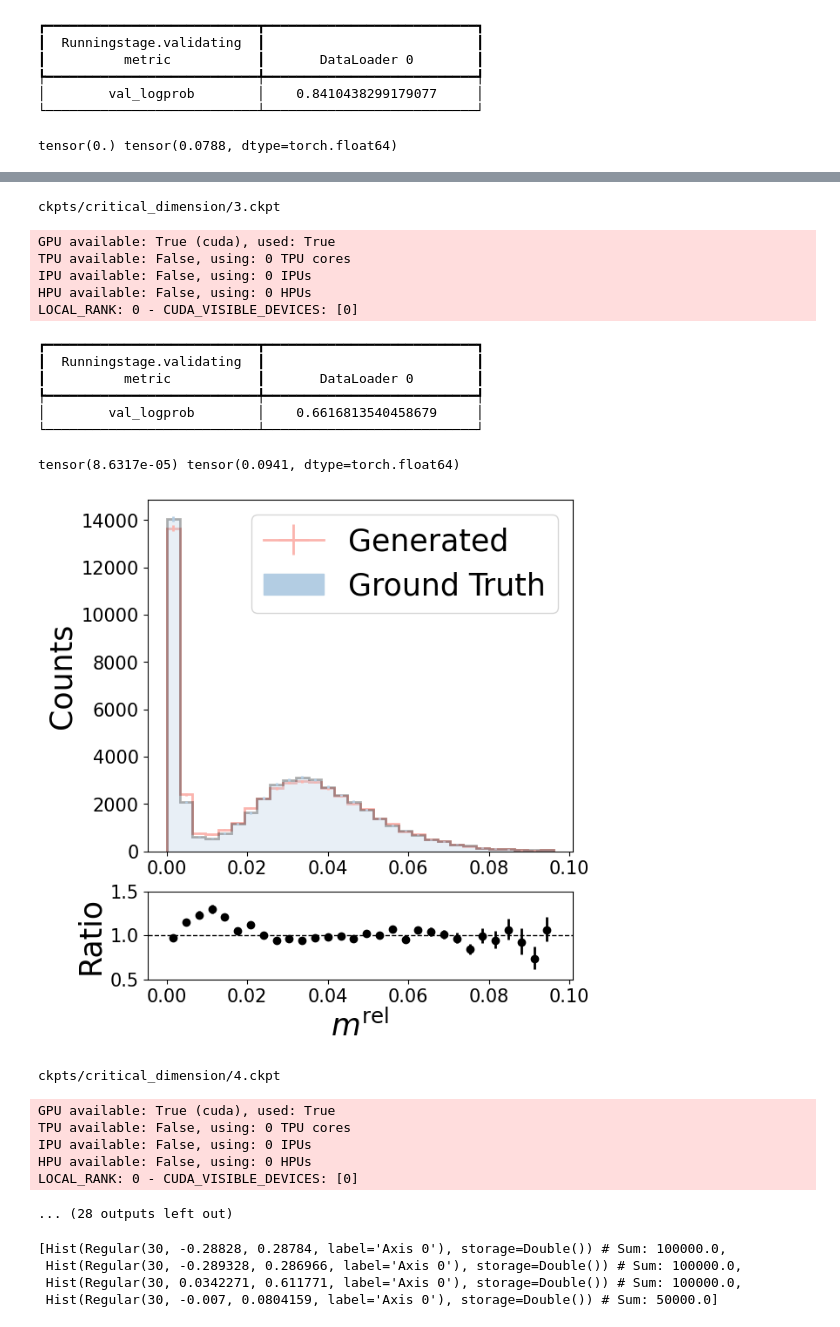
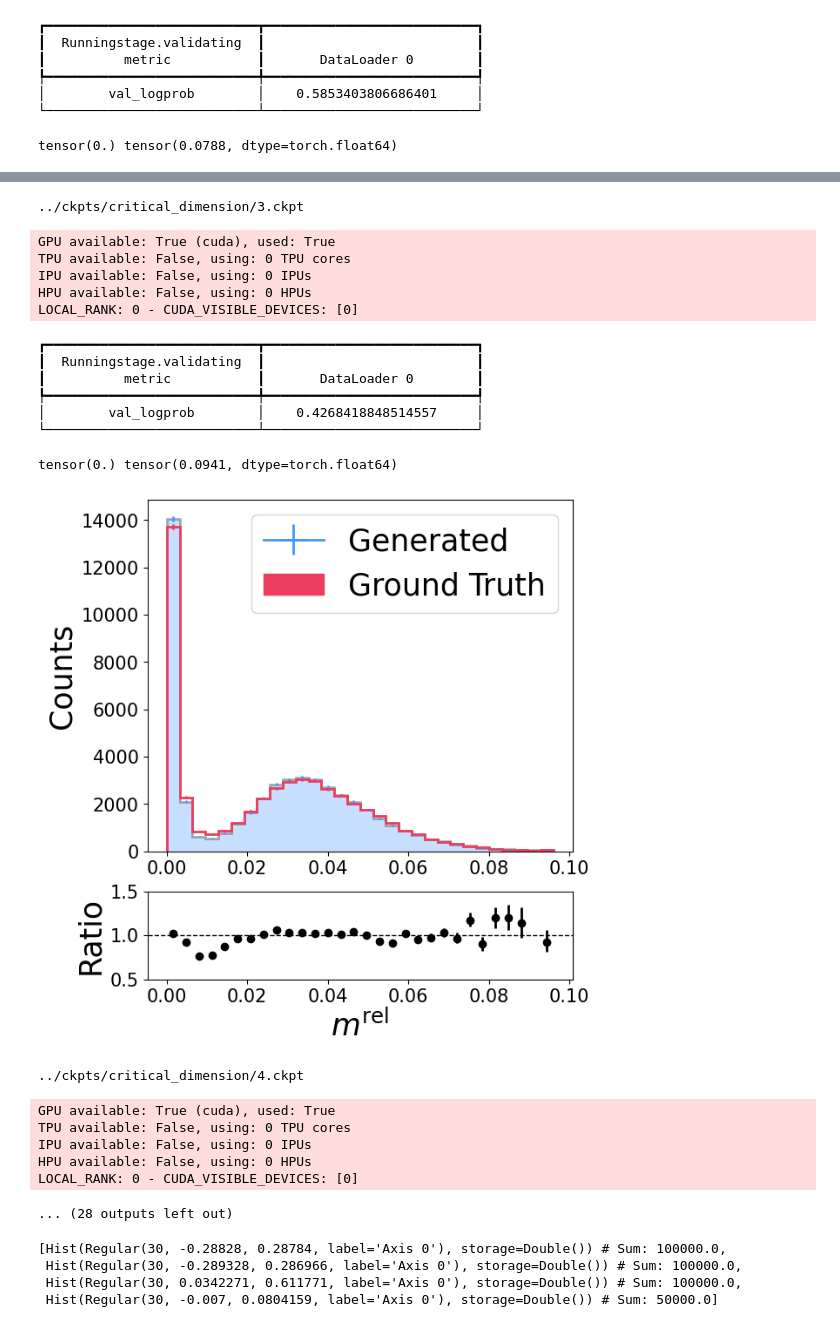
Before and after one commit to kaechb/MDMA, a Jupyter notebook: notebooks/critical_dimension.ipynb, the cells around one changed output, grey strips where cells are left out. Cells and saved outputs as stored; diff of their text form; code cells hidden in the pictures.

```diff
--- a/notebooks/critical_dimension.ipynb
+++ b/notebooks/critical_dimension.ipynb
@@ -1,20 +20,4 @@
 # %%
-import torch
-from fit.fit_pnf import PNF as PNFModel
-from fit.fit_nf import NF as NFModel
-from fit.fit_tnf import TNF as TNFModel
-import pytorch_lightning as pl
-import torch
-from utils.dataloader_jetnet import PointCloudDataloader
-import torch
-import numpy as np
-import matplotlib.pyplot as plt
-import seaborn as sns
-import matplotlib.patches as mpatches
-from utils.helpers import get_hists, mass
-from utils.dataloader_jetnet import PointCloudDataloader
-import matplotlib as mpl
-FONTSIZE=25
 def load_model(ckpt, model_class):
     """
     Load the model from the checkpoint.
@@ -86,7 +89,7 @@ def setup_model_with_data(model, data_module, config):
     model.scaled_maxs = torch.tensor(data_module.maxs).cuda()
 
 
-
+from my_cmaps import cmap
 
 class PlottingThesis:
     def __init__(self, step=None, logger=None, weight=1):
@@ -98,9 +101,9 @@ class PlottingThesis:
         self.fig_size4 = [4 * 6.4, 6.4]
         self.alpha = 0.3
         #sns.set_theme(style="whitegrid")
-        self.cmap = sns.color_palette("Pastel1")
+
         self.logger = logger
-        sns.set_palette("Pastel1")
+
         mpl.rcParams['lines.linewidth'] = 2
         plt.rcParams['xtick.labelsize'] = 15  # for x-axis tick labels
         plt.rcParams['ytick.labelsize'] = 15  #
@@ -117,8 +120,8 @@ class PlottingThesis:
     def plot_ratio(self, h_real, h_fake, weighted, leg=-1, n=""):
         fig, ax = plt.subplots(2, 1, gridspec_kw={"height_ratios": [4, 1]}, figsize=self.fig_size1)
         for k, (variable, name) in enumerate(zip([ "m"], [ r"$m^{\mathrm{rel}}$"])):
-            h_fake[-1].plot_ratio(
-                h_real[-1],
+            h_real[-1].plot_ratio(
+                h_fake[-1],
                 ax_dict={"main_ax": ax[0], "ratio_ax": ax[1]},
                 rp_ylabel="Ratio",
                 bar_="blue",
@@ -133,18 +136,18 @@ class PlottingThesis:
             ax[0].get_legend().remove()
             ax[1].set_ylim(0.5, 1.5)
 
-            ax[0].patches[1].set_fill(True)
+            ax[0].patches[0].set_fill(True)
 
-            ax[0].patches[1].set_fc(sns.color_palette()[1])
-            ax[0].patches[1].set_edgecolor("black")
+
+            ax[0].patches[0].set_edgecolor("black")
             ax[0].patches[1].set_linewidth(2)
-            ax[0].patches[1].set_alpha(self.alpha)
+            ax[0].patches[0].set_alpha(self.alpha)
             ax[0].patches[0].set_lw(2)
 
         ax[1].set_xlim(ax[0].get_xlim())
         self._adjust_legend(ax, leg)
         plt.tight_layout(pad=0.3)
-        plt.savefig(f"plots/critical_dimension/{n}_jetnet.pdf", format="pdf")
+        plt.savefig(f"../plots/critical_dimension/{n}_jetnet.pdf", format="pdf")
         plt.show()
         plt.close()
 
@@ -228,6 +231,6 @@ LOCAL_RANK: 0 - CUDA_VISIBLE_DEVICES: [0]
 ┃  Runningstage.validating  ┃                           ┃
 ┃          metric           ┃       DataLoader 0        ┃
 ┡━━━━━━━━━━━━━━━━━━━━━━━━━━━╇━━━━━━━━━━━━━━━━━━━━━━━━━━━┩
-│        val_logprob        │    0.8410438299179077     │
+│        val_logprob        │    0.5853403806686401     │
 └───────────────────────────┴───────────────────────────┘
 tensor(0.) tensor(0.0788, dtype=torch.float64)
@@ -235,18 +238,18 @@ tensor(0.) tensor(0.0788, dtype=torch.float64)
-ckpts/critical_dimension/3.ckpt
+../ckpts/critical_dimension/3.ckpt
 GPU available: True (cuda), used: True
 TPU available: False, using: 0 TPU cores
 IPU available: False, using: 0 IPUs
 HPU available: False, using: 0 HPUs
 LOCAL_RANK: 0 - CUDA_VISIBLE_DEVICES: [0]
 ┏━━━━━━━━━━━━━━━━━━━━━━━━━━━┳━━━━━━━━━━━━━━━━━━━━━━━━━━━┓
 ┃  Runningstage.validating  ┃                           ┃
 ┃          metric           ┃       DataLoader 0        ┃
 ┡━━━━━━━━━━━━━━━━━━━━━━━━━━━╇━━━━━━━━━━━━━━━━━━━━━━━━━━━┩
-│        val_logprob        │    0.6616813540458679     │
+│        val_logprob        │    0.4268418848514557     │
 └───────────────────────────┴───────────────────────────┘
-tensor(8.6317e-05) tensor(0.0941, dtype=torch.float64)
+tensor(0.) tensor(0.0941, dtype=torch.float64)
-[figure, old version]
+[figure, new version]
-ckpts/critical_dimension/4.ckpt
+../ckpts/critical_dimension/4.ckpt
 GPU available: True (cuda), used: True
 TPU available: False, using: 0 TPU cores
 IPU available: False, using: 0 IPUs
```
Also changed, not shown: parts of 2 cells of this notebook, 26 other files.
